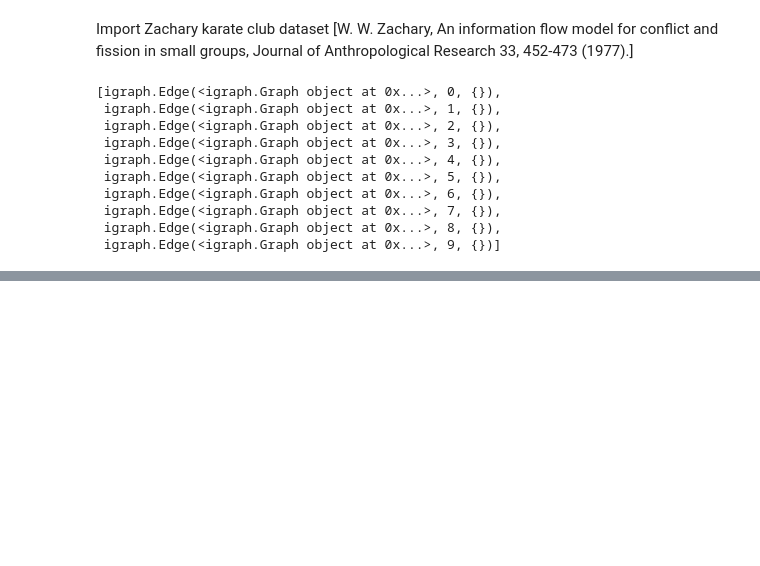
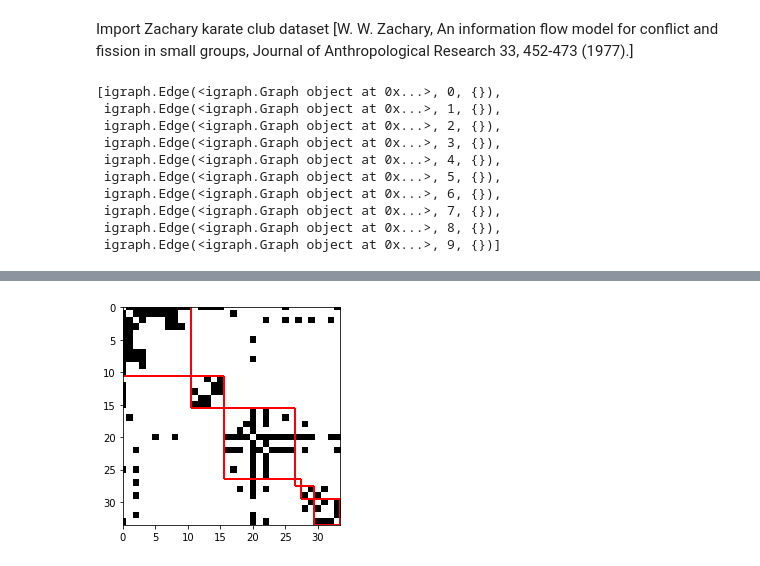
Before and after one commit to PhD-Dafne/network-tools, a Jupyter notebook: notebooks/Consensus.ipynb, the cells around one changed output, grey strips where cells are left out. Cells and saved outputs as stored; diff of their text form; code cells hidden in the pictures; blank space fills up the shorter version.

```diff
--- a/notebooks/Consensus.ipynb
+++ b/notebooks/Consensus.ipynb
@@ -82,4 +66,6 @@ Smallest connected component: 1
 Converged!
 # %%
 adj = np.array(g_karate.get_adjacency().data)
-plot_sorted_adjacency(adj, part1_karate)
+communities.plot_sorted_adjacency(adj, part2_karate)
+# %% [output]
+[figure, added]
```
Also changed, not shown: parts of 10 cells of this notebook, 1 other file.
